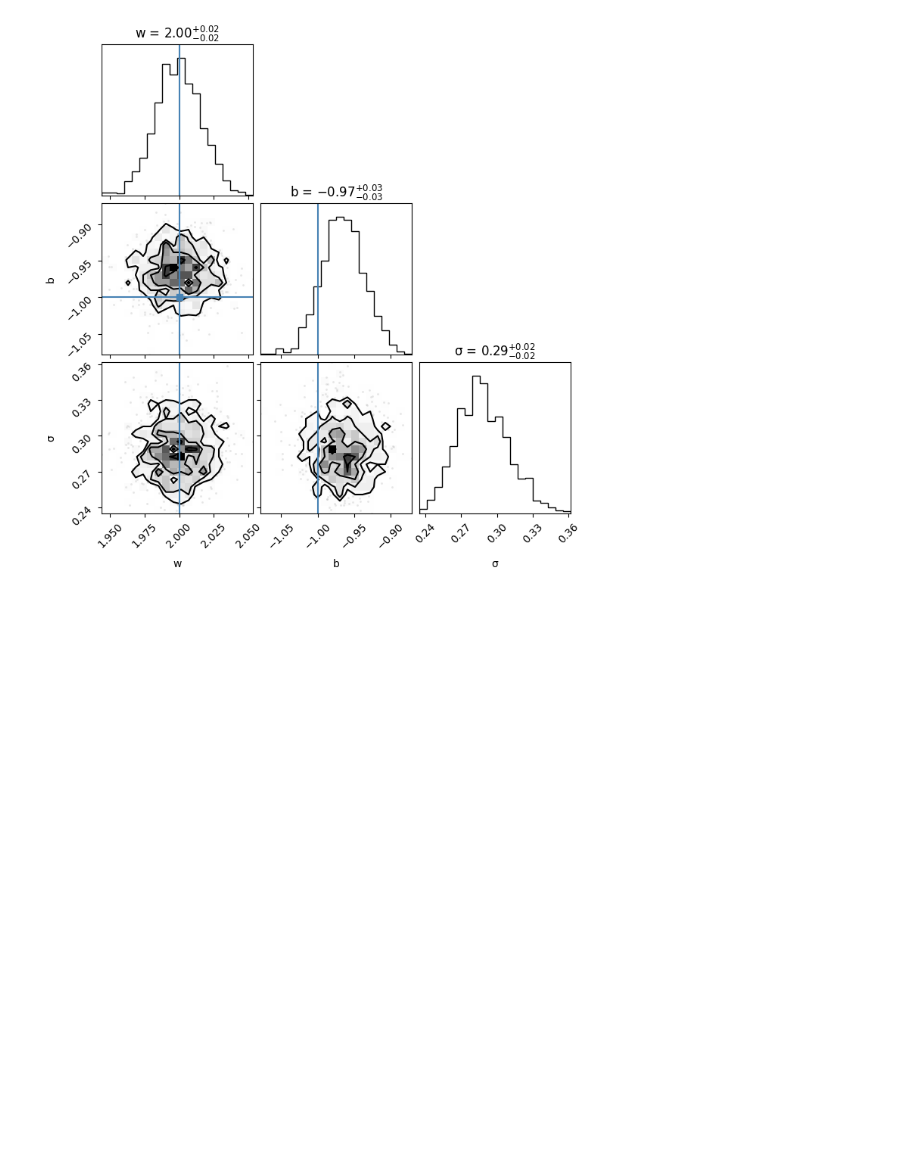
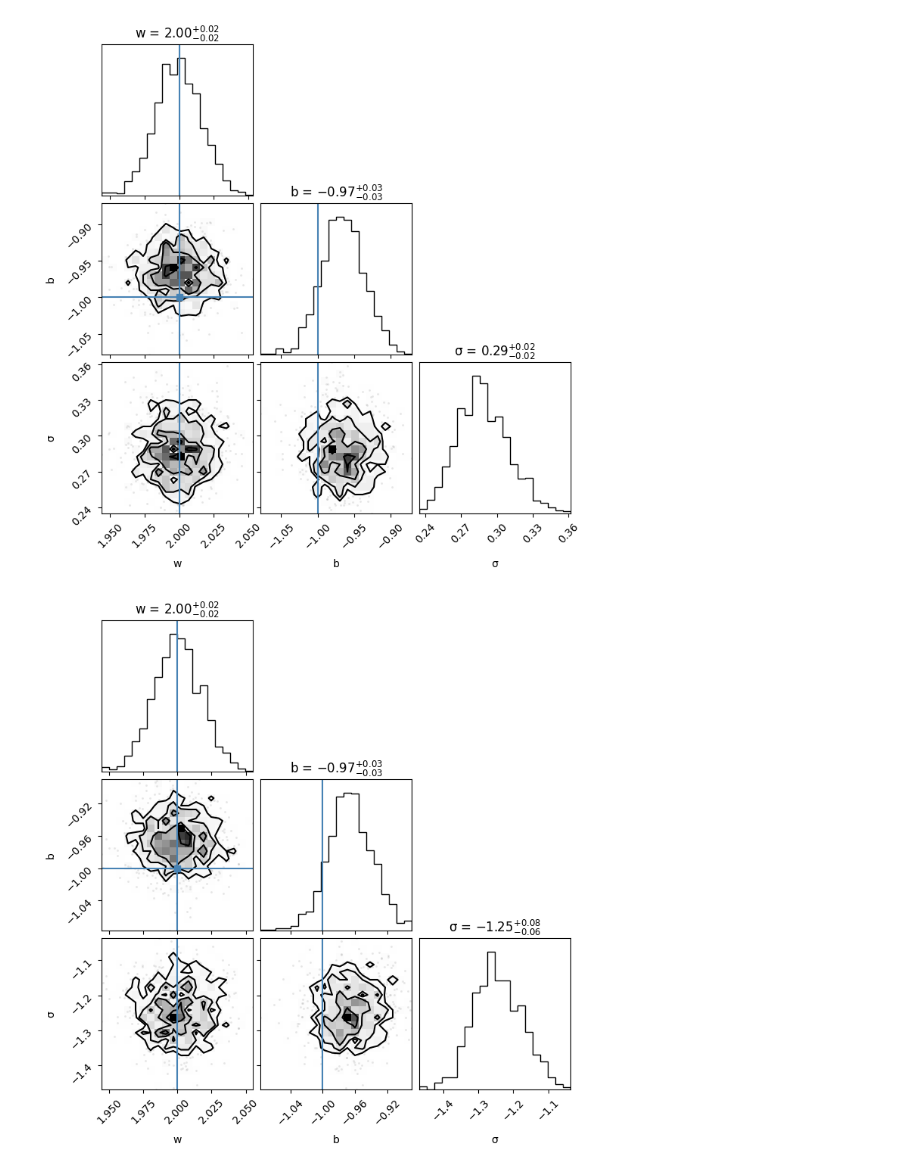
Before and after one commit to ASKabalan/slides, a Jupyter notebook: BDL_school2025/illustrations/numpyro.ipynb, the cells around one changed output. Drawn from its saved outputs; the diff is of its cells as text; code cells hidden in the pictures; blank space fills up the shorter version.

```diff
--- a/BDL_school2025/numpyro.ipynb
+++ b/BDL_school2025/illustrations/numpyro.ipynb
@@ -421,3 +421,14 @@ def run_blackjax_sampling(rng_key, state, kernel, num_samples=1000):
 
 samples = run_blackjax_sampling(rng_key, last_state, kernel)
 idata = az.from_dict(posterior=samples.position)
+# %%
+posterior_array = az.extract(idata, var_names=["w", "b", "sigma"]).to_array().values.T
+
+fig = corner.corner(
+    posterior_array,
+    labels=["w", "b", "σ"],
+    truths=[true_w, true_b, None],
+    show_titles=True
+)
+# %% [output]
+[figure, added]
```
Also changed, not shown: 1 other file.
